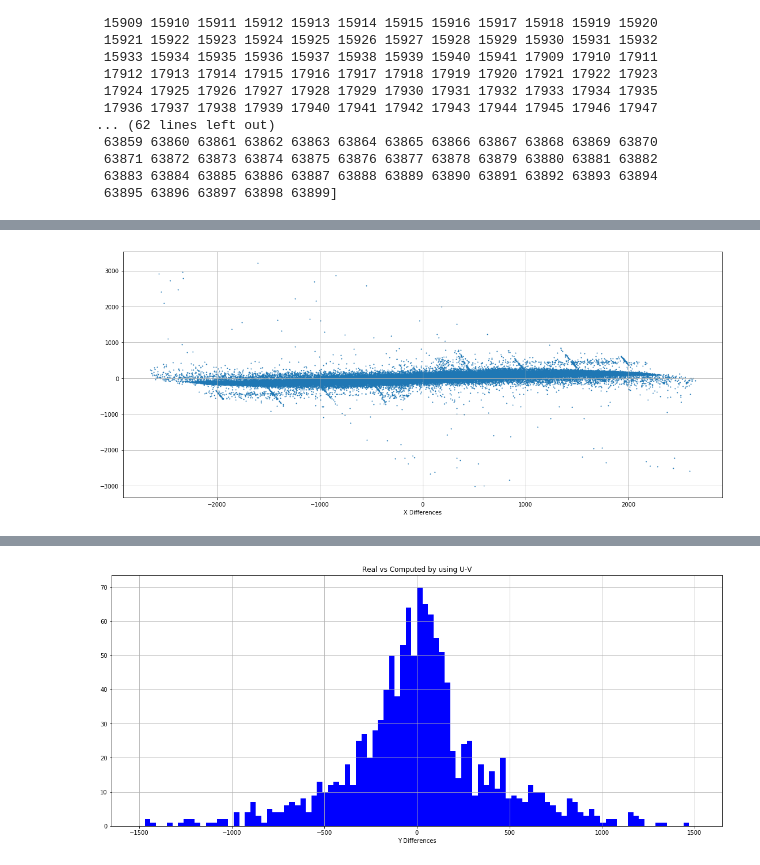
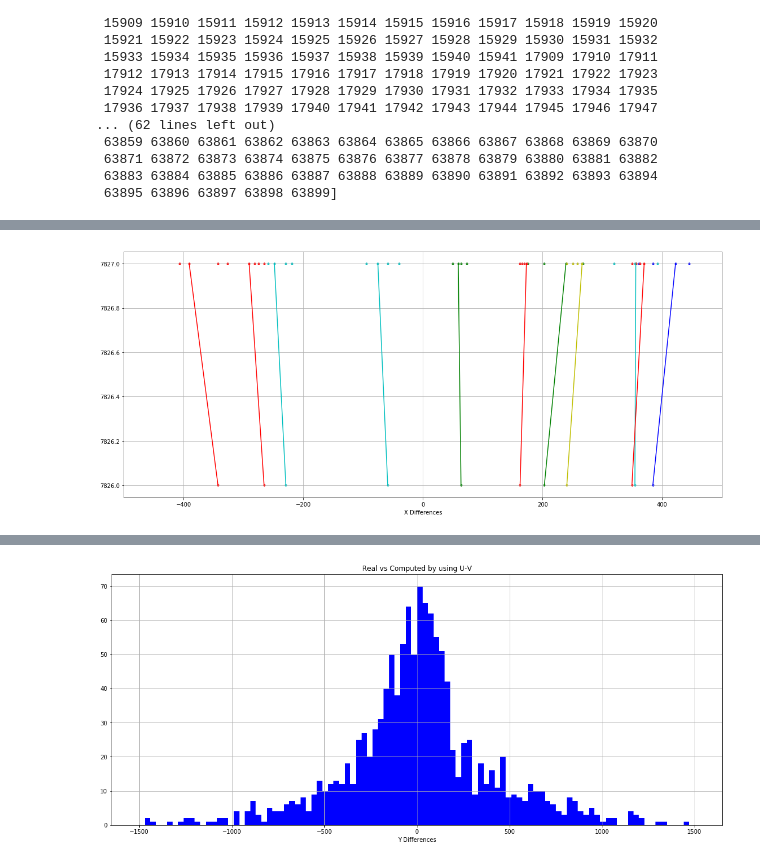
Before and after one commit to gabrielcammany/LHCb-CERN, a Jupyter notebook: notebooks/reconstruction/Reconstruction_Study.ipynb, the cells around one changed output, grey strips where cells are left out. Cells and saved outputs as stored; diff of their text form; code cells hidden in the pictures.

```diff
--- a/notebooks/reconstruction/Reconstruction_Study.ipynb
+++ b/notebooks/reconstruction/Reconstruction_Study.ipynb
@@ -76,9 +83,8 @@ Stored 'min_x' (float)
 Stored 'events' (ndarray)
 # %%
-length = mc_hits.shape[0]
-fig = plt.figure(figsize=(19, 8))
-ax = fig.add_subplot(111)
-X_plot = []
+
+X_plot_positive = []
+X_plot_negative = []
 
 for hit in mc_hits:
 
@@ -92,10 +98,22 @@ for hit in mc_hits:
 
         if (X_final[3] == 0):
             continue
-        X_plot.append(X_final[0] - X_final[3])
+        if X_final[0] > 0:
+            X_plot_positive.append(X_final[3] - X_final[0])
+        else:
+            X_plot_negative.append(X_final[3] - X_final[0])
 
-n, bins, patches = plt.hist(X_plot, 1000, facecolor='blue', range=(-600,600))
-ax.set_xlabel('X Differences')
+fig = plt.figure(figsize=(19, 8))
+ax = fig.add_subplot(111)
+n, bins, patches = plt.hist(X_plot_positive, 1000, facecolor='blue', range=(-600,600))
+ax.set_xlabel('X Positive Differences')
 ax.grid()
 plt.show()
+
+fig = plt.figure(figsize=(19, 8))
+ax = fig.add_subplot(111)
+n, bins, patches = plt.hist(X_plot_negative, 1000, facecolor='green', range=(-600,600))
+ax.set_xlabel('X Negative Differences')
+ax.grid()
+plt.show()
 # %% [output]
@@ -103,32 +122,37 @@ plt.show()
 # %%
-length = mc_hits.shape[0]
+
+import itertools
 fig = plt.figure(figsize=(19, 8))
 ax = fig.add_subplot(111)
 
 X_plot = []
 Y_plot = []
+color = 0.0
 
-for hit in mc_hits:
+colors = itertools.cycle(["r", "b", "g", "y", "c"])
+
+for hit in mc_hits[mc_hits[:,13] == 15862][:30]:
 
     if (len(hit[5]) > 1):
 
         X_final = np.zeros(12)
 
         actual = -1
         for i in range(0, len(hit[5])):
             if (actual != hit[8][i]):
                 X_final[actual + 1] = hit[5][i]
                 actual = hit[8][i]
 
-        if (X_final[3] == 0):
+        if (X_final[1] == 0) or (X_final[2] == 0) or (X_final[3] == 0) or (X_final[4] == 0):
             continue
 
-        X_plot.append(X_final[0])
-        Y_plot.append((X_final[3] - X_final[0]))
+        actual = next(colors)
+        ax.scatter([X_final[0], X_final[0], X_final[1],X_final[2],X_final[3]],[zLays[0], zLays[0]+1,zLays[0]+1, zLays[0]+1, zLays[0]+1], s=10, c=actual)
+        ax.plot([X_final[0], X_final[3]],[zLays[0],zLays[0]+1], c=actual)
 
-plt.scatter(X_plot, Y_plot, s=1)
+ax.set_xlim(-500, 500)
 ax.set_xlabel('X Differences')
 ax.grid()
 plt.show()
 # %% [output]
-[figure, old version]
+[figure, new version]
```
Also changed, not shown: parts of 9 cells of this notebook, 9 other files.
